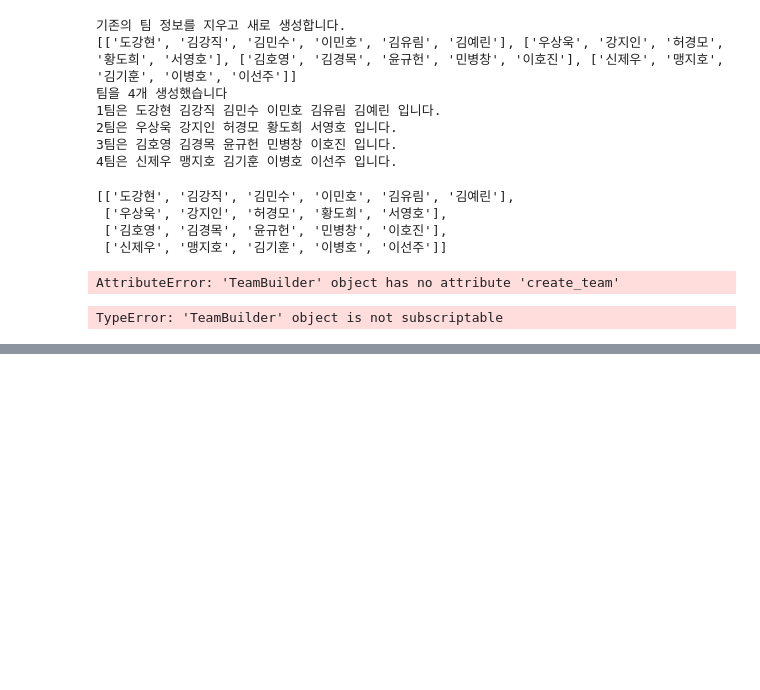
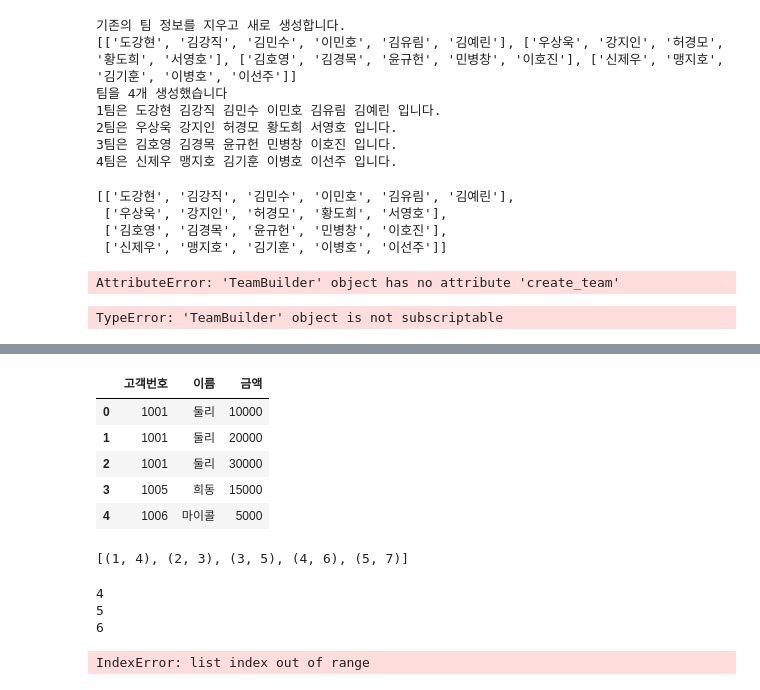
Before and after one commit to sangwookWoo/pythonbasic, a Jupyter notebook: 07python_pandas.ipynb, the cells around one changed output, grey strips where cells are left out. Drawn from its saved outputs; the diff is of its cells as text; code cells hidden in the pictures; blank space fills up the shorter version.

```diff
--- a/07python_pandas.ipynb
+++ b/07python_pandas.ipynb
@@ -551,0 +553,48 @@ TypeError: 'TeamBuilder' object is not subscriptable
+# %%
+df1 = pd.DataFrame({
+    '고객번호': [1001, 1002, 1003, 1004, 1005, 1006, 1007],
+    '이름': ['둘리', '도우너', '또치', '길동', '희동', '마이콜', '영희']
+}, columns=['고객번호', '이름'])
+df2 = pd.DataFrame({
+    '고객번호': [1001, 1001, 1005, 1006, 1008, 1001],
+    '금액': [10000, 20000, 15000, 5000, 100000, 30000]
+}, columns=['고객번호', '금액'])
+# %%
+pd.merge(df1, df2)
+# %% [output]
+|  | 고객번호 | 이름 | 금액 |
+| 0 | 1001 | 둘리 | 10000 |
+| 1 | 1001 | 둘리 | 20000 |
+| 2 | 1001 | 둘리 | 30000 |
+| 3 | 1005 | 희동 | 15000 |
+| 4 | 1006 | 마이콜 | 5000 |
+# %%
+num = int(input())
+time_table = []
+for _ in range(num):
+    time_table.append(tuple(map(int, input().split())))
+print(time_table)
+# %% [output]
+[(1, 4), (2, 3), (3, 5), (4, 6), (5, 7)]
+# %%
+list_ = sorted(time_table, key = lambda time_table : time_table[1])
+for idx, x in enumerate(list_):
+    if idx != 0:
+        start_time = x[1]
+        end_time = list_[idx - 1]
+        print(start_time)
+
+
+    # end_time = x[1]
+    # start_time = list_[idx + 1][0]
+    # if idx != len(list_) - 1:
+    #     print(end_time, start_time)
+
+
+    # if x[1] <= list_[idx + 1][0]:
+    #     print('ya')
+# %% [output]
+4
+5
+6
+IndexError: list index out of range
```
Also changed, not shown: parts of 15 cells of this notebook, 3 other files.
